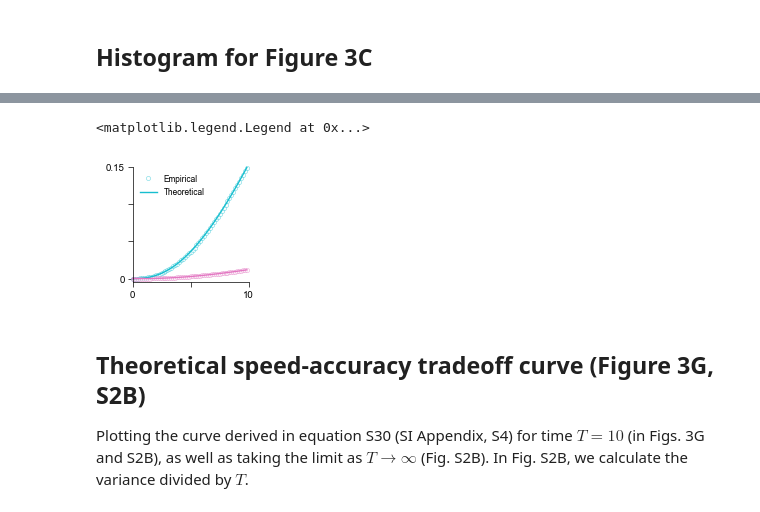
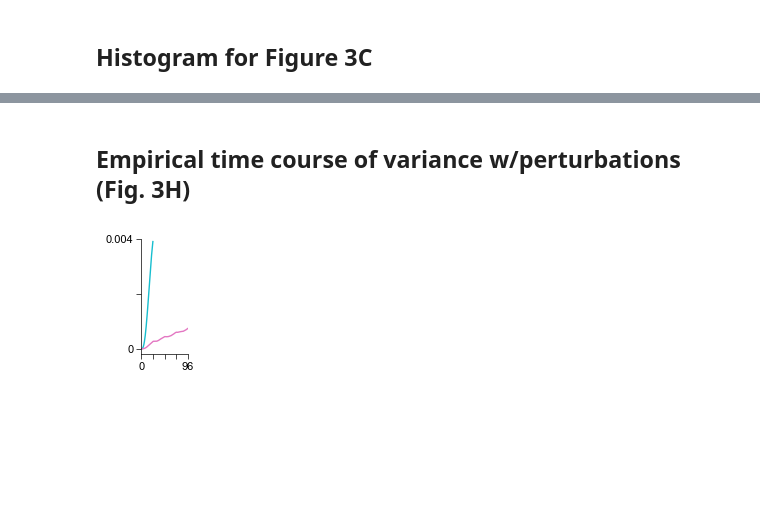
Before and after one commit to jay-bhasin/consolidation-integration, a Jupyter notebook: notebooks/simulations-heterosynaptic.ipynb, the cells around one changed output, grey strips where cells are left out. Cells and saved outputs as stored; diff of their text form; code cells hidden in the pictures; blank space fills up the shorter version.

```diff
--- a/notebooks/simulations-heterosynaptic.ipynb
+++ b/notebooks/simulations-heterosynaptic.ipynb
@@ -894,0 +1022,6 @@ frac_incomplete = ((gain_s_post[-1]-gain_s_learn[0])
+# %%
+rs_online = lambda t: -head_learn(t) # x2 training
+# %%
+perturbation_len = int(T_noise/dt_perturb)
+# %%
+t_noise = np.arange(int(T_noise/dt_perturb))*dt_perturb
@@ -1039,30 +1211,24 @@ p_linear_f = lambda k_v: ((k_v*params['tau_post']*mfpf2)
+# %% [markdown]
+## Empirical time course of variance w/perturbations (Fig. 3H)
+# %%
+t_repeated = np.concatenate([np.concatenate([t_noise + T_noise*tt + d*T_post for tt in range(num_perturbations)]) for d in range(days)])
 # %%
-plt.figure(figsize=(1.5,1.5))
-kk_ = np.arange(60)
-plt.plot(kk, vars_fast[inds_],'o',c='C9', label=r'Empirical',ms=3,alpha=0.5,markerfacecolor='w',markeredgewidth=0.5,clip_on=False)
-plt.plot(kk, vars_slow[inds_],'o',c='C6',ms=3,alpha=0.5,markerfacecolor='w',markeredgewidth=0.5,clip_on=False)
-plt.plot(kk_*noise_len, var_v_f(params_perturb_fast['k_v'], kk_),c='C9', label='Theoretical',lw=1,clip_on=False)
-plt.plot(kk_*noise_len, var_v_f(params_perturb_slow['k_v'], kk_),c='C6',lw=1,clip_on=False)
-# plt.xlabel('Time (h)')
-# plt.ylabel('Variance of $v$')
-plt.xlim([0, 10])
-plt.ylim([-0.005,0.15])
+plt.figure(figsize=(0.6,1.5))
 ax = plt.gca()
+
+plt.plot(t_train_perturb_fast, np.var(y_train_perturb_fast[:,1,:], axis=0),c='C9',lw=1)
+plt.plot(t_repeated, np.var(y_train_perturb_slow[:,1,:], axis=0),c='C6',lw=1)
+
+plt.xlim([0, 96])
+plt.ylim([-0.0002,0.004])
 
 ax.spines['top'].set_visible(False)
 ax.spines['right'].set_visible(False)
 
-ax.set_xticks(np.linspace(0,10,3))
-ax.set_xticklabels([0,'',10],fontsize=7)
+ax.set_xticks(np.linspace(0,96,5))
+ax.set_xticklabels([0,'','','',96],fontsize=8)
 
-ax.set_yticks(np.linspace(0,0.15,4))
-ax.set_yticklabels([0,'','',0.15],fontsize=7)
-
-plt.legend(frameon=False,fontsize=6)
+ax.set_yticks(np.linspace(0,0.004,3))
+ax.set_yticklabels([0,'',0.004],fontsize=8)
 # %% [output]
-<matplotlib.legend.Legend at 0x...>
-[figure, old version]
+[figure, new version]
-# %% [markdown]
-## Theoretical speed-accuracy tradeoff curve (Figure 3G, S2B)
-
-Plotting the curve derived in equation S30 (SI Appendix, S4) for time $T=10$ (in Figs. 3G and S2B), as well as taking the limit as $T\rightarrow\infty$ (Fig. S2B). In Fig. S2B, we calculate the variance divided by $T$.
```
Also changed, not shown: parts of 63 cells of this notebook, 2 other files.
